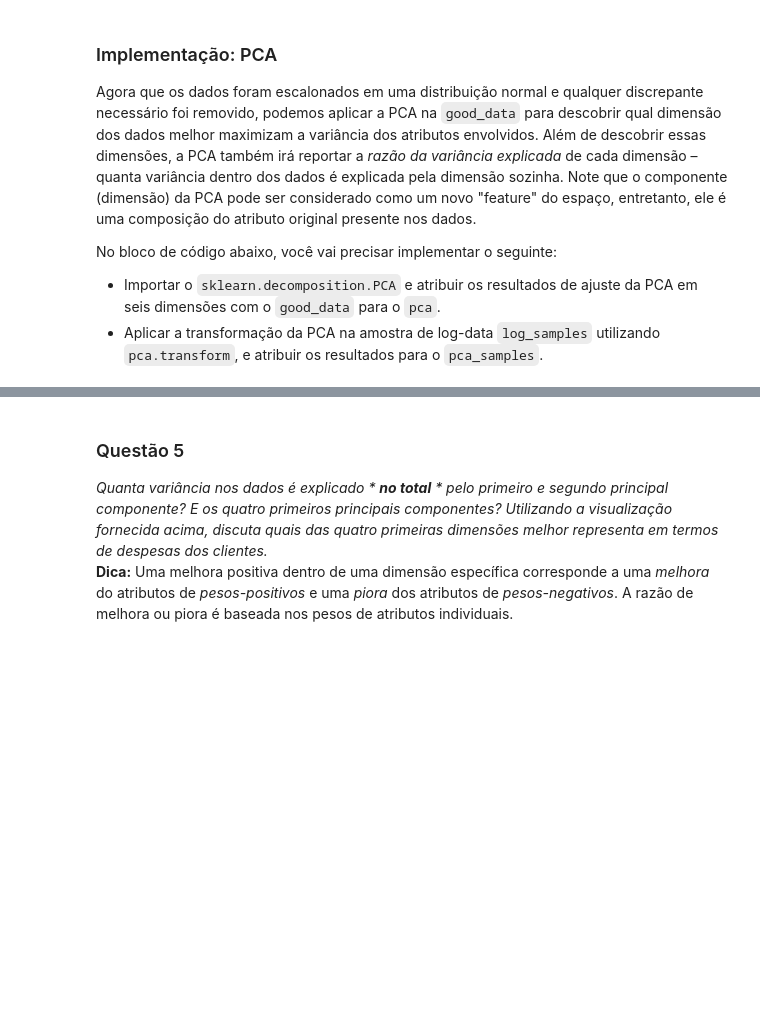
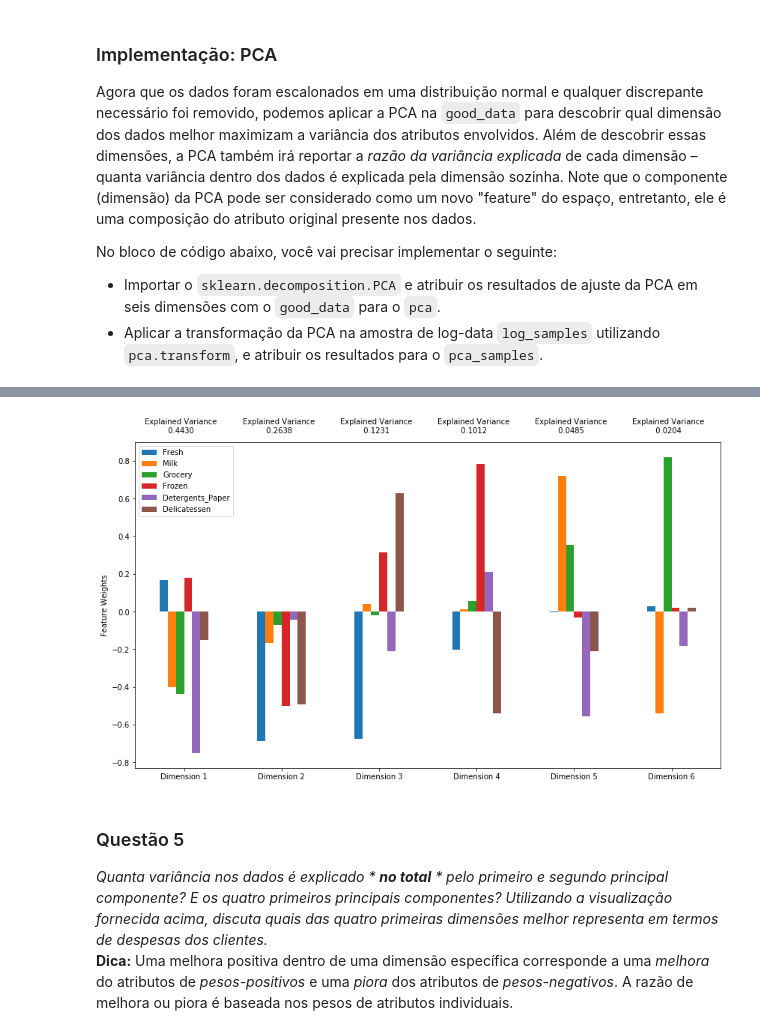
Before and after one commit to paulohecosta/creating_customer_segments, a Jupyter notebook: customer_segments_PT.ipynb, the cells around one changed output, grey strips where cells are left out. Saved outputs shown, nothing was run; the diff lists cells and outputs as text; code cells hidden in the pictures; blank space fills up the shorter version.

```diff
--- a/customer_segments_PT.ipynb
+++ b/customer_segments_PT.ipynb
@@ -254,6 +262,10 @@ No bloco de código abaixo, você vai precisar implementar o seguinte:
 **NOTA:** Se você escolheu remover qualquer discrepante, tenha certeza que a amostra de dados não contém nenhum desses pontos!
  Uma vez que você executou essa implementação, o conjunto de dado será armazenado na variável `good_data`!Once you have performed this implementation, the dataset will be stored in the variable .
 # %%
+#outiler cases será usado para medir se um dado é discrepante em mais de um atributo
+outlier_cases = log_data.copy()
+outlier_cases.loc[outlier_cases.index.values] = 0
+
 # Para cada atributo encontre os pontos de dados com máximos valores altos e baixos
 for feature in log_data.keys():
 
@@ -270,8 +282,14 @@ for feature in log_data.keys():
     print "Data points considered outliers for the feature '{}':".format(feature)
     display(log_data[~((log_data[feature] >= Q1 - step) & (log_data[feature] <= Q3 + step))])
 
+    for outlier in log_data[~((log_data[feature] >= Q1 - step) & (log_data[feature] <= Q3 + step))].index:
+        outlier_cases.loc[[outlier], feature] = 1
+
 # OPCIONAL: Selecione os índices dos pontos de dados que você deseja remover
 outliers  = []
+for index, row in outlier_cases.iterrows():
+    if np.sum(row) > 1:
+        outliers.append(index)
 
 # Remova os discrepantes, caso nenhum tenha sido especificado
 good_data = log_data.drop(log_data.index[outliers]).reset_index(drop = True)
@@ -353,11 +384,15 @@ No bloco de código abaixo, você vai precisar implementar o seguinte:
  - Importar o `sklearn.decomposition.PCA` e atribuir os resultados de ajuste da PCA em seis dimensões com o `good_data` para o `pca`.
  - Aplicar a transformação da PCA na amostra de log-data `log_samples` utilizando `pca.transform`, e atribuir os resultados para o `pca_samples`.
 # %%
+from sklearn.decomposition import PCA
 # TODO: Aplique a PCA ao ajustar os bons dados com o mesmo número de dimensões como atributos
-pca = None
+pca = PCA(n_components=6)
+pca.fit(good_data)
 
 # TODO: Transforme a amostra de data-log utilizando o ajuste da PCA acima
-pca_samples = None
+pca_samples = pca.transform(log_samples)
 
 # Gere o plot dos resultados da PCA
 pca_results = rs.pca_results(good_data, pca)
+display(pca_results)
+# %% [output]
@@ -364,3 +406,4 @@ pca_results = rs.pca_results(good_data, pca)
+[figure, added]
 # %% [markdown]
 ### Questão 5
 *Quanta variância nos dados é explicado * ***no total*** * pelo primeiro e segundo principal componente? E os quatro primeiros principais componentes? Utilizando a visualização fornecida acima, discuta quais das quatro primeiras dimensões melhor representa em termos de despesas dos clientes.*
```
Also changed, not shown: parts of 23 cells of this notebook.
